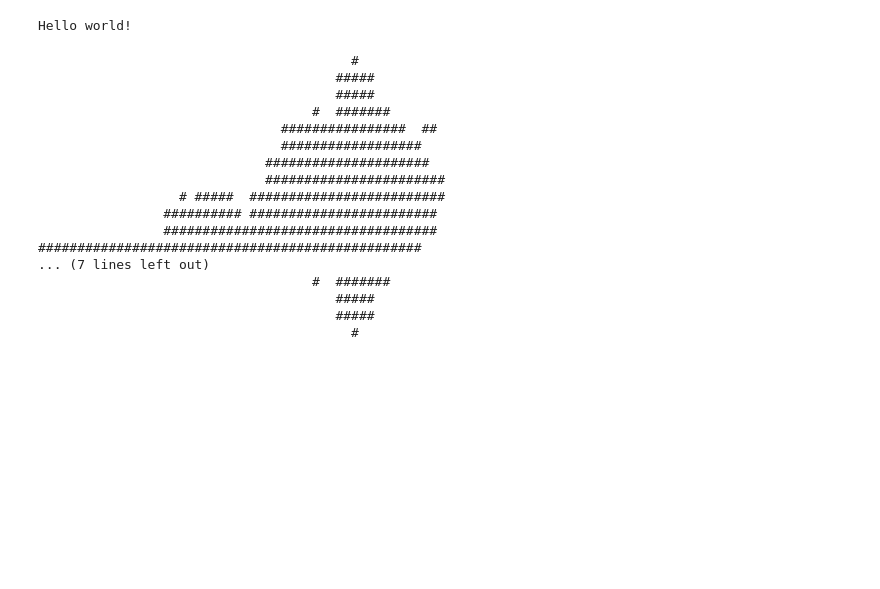
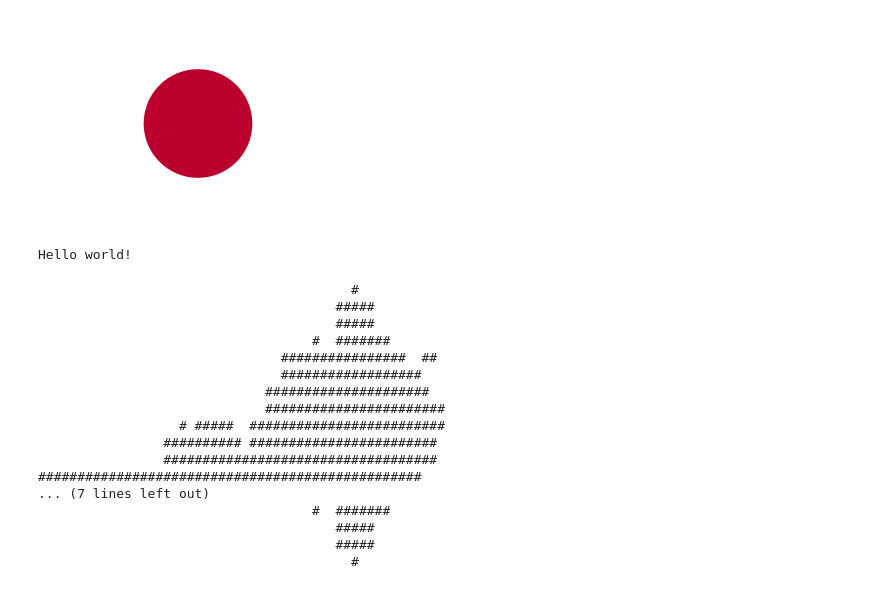
Before and after one commit to user1095108/jupyter-gpp-kernel, a Jupyter notebook: example.ipynb, the cells around one changed output. Cells and saved outputs as stored; diff of their text form; code cells hidden in the pictures; blank space fills up the shorter version.

```diff
--- a/example.ipynb
+++ b/example.ipynb
@@ -1,11 +1,16 @@
 # %%
 #include <iostream>
 int main()
 {
-  std::cout << "Hello world!\n";
+  std::cout <<
+    R"(<svg xmlns="http://www.w3.org/2000/svg" width="320" height="213">
+    <rect fill="#fff" height="100%" width="100%"/>
+    <circle fill="#bc002d" cx="50%" cy="50%" r="20%"/>
+    </svg>Hello world!)";
   return 0;
 }
 # %% [output]
+[figure, added]
 Hello world!
 # %%
 %BC
```
